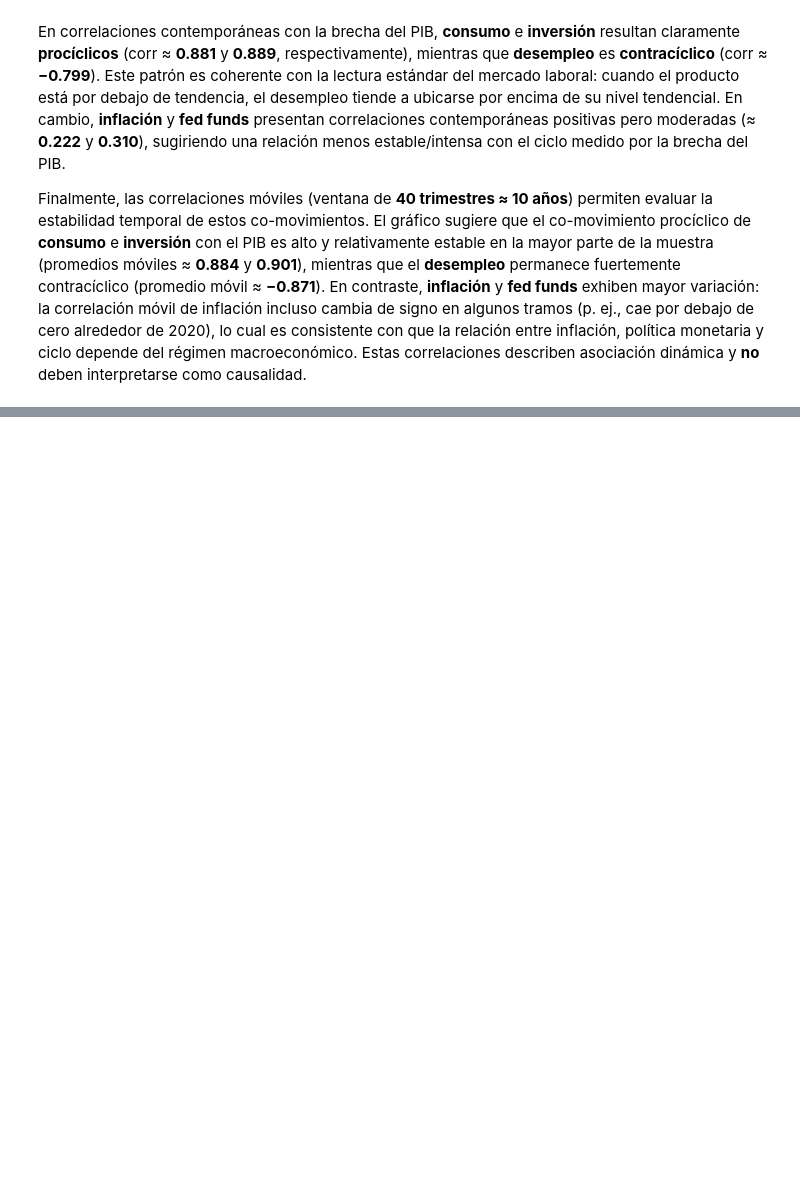
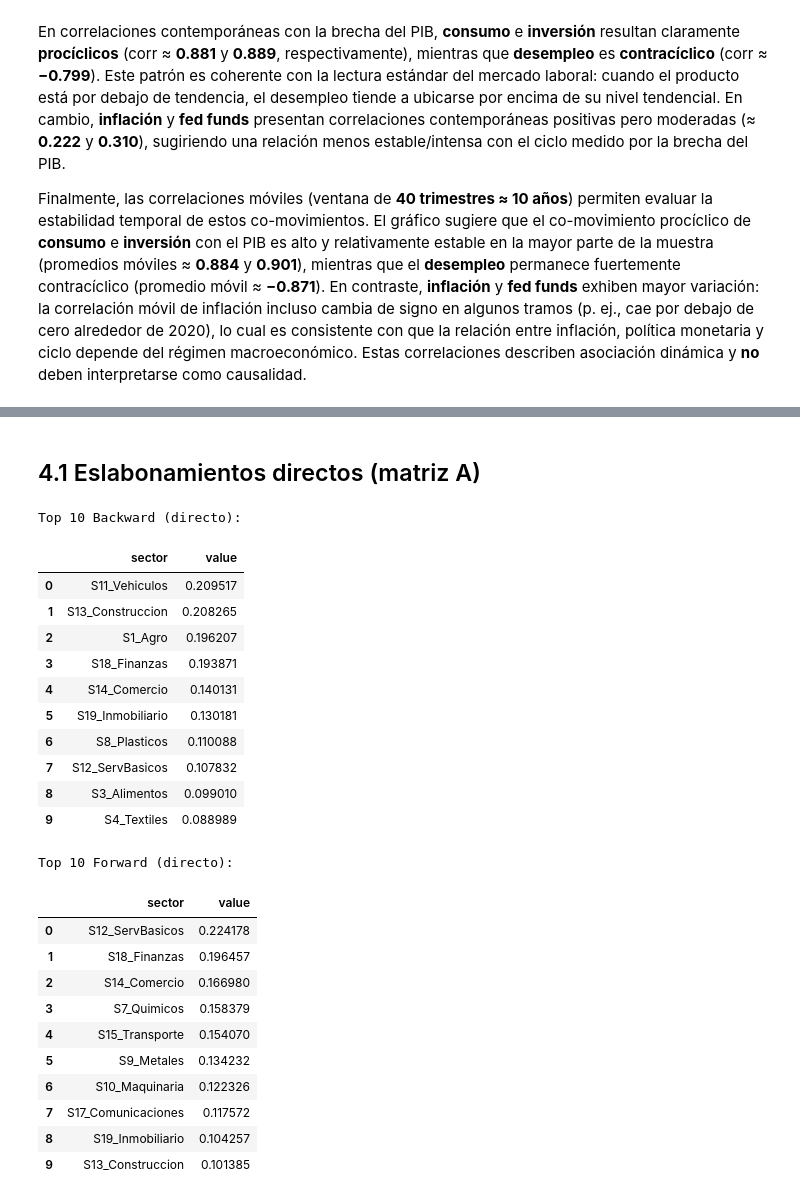
Before and after one commit to Tupxz/ciclos_economicos, a Jupyter notebook: notebooks/Taller_1.ipynb, the cells around one changed output, grey strips where cells are left out. Cells and saved outputs as stored; diff of their text form; code cells hidden in the pictures; blank space fills up the shorter version.

```diff
--- a/notebooks/Taller_1.ipynb
+++ b/notebooks/Taller_1.ipynb
@@ -812,0 +817,24 @@ Finalmente, las correlaciones móviles (ventana de **40 trimestres ≈ 10 años*
+# %%
+import sys
+sys.path.insert(0, str(src_path))
+
+from io_tools import (load_io_matrix, technical_coefficients, leontief_inverse,
+                      backward_forward_direct, backward_forward_indirect, rank_linkages)
+
+# Cargar matriz insumo-producto
+io_path = DATA_RAW / "Matriz.xlsx"
+Z, x, sectors = load_io_matrix(io_path)
+n = len(sectors)
+
+# Construir matrices de coeficientes técnicos y Leontief
+A = technical_coefficients(Z, x)
+L = leontief_inverse(A)
+I = np.eye(n)
+
+print(f"Matriz Z cargada: {Z.shape}")
+print(f"Vector x: {x.shape}")
+print(f"Matriz A (coeficientes técnicos): {A.shape}")
+print(f"Matriz L (inversa Leontief): {L.shape}")
+print(f"\nSectores: {n}")
+print(f"Primeros 5: {sectors[:5]}")
+print(f"Últimos 5: {sectors[-5:]}")
@@ -812,0 +850,40 @@ Finalmente, las correlaciones móviles (ventana de **40 trimestres ≈ 10 años*
+# %% [markdown]
+## 4.1 Eslabonamientos directos (matriz A)
+# %%
+# Eslabonamientos directos
+back_d, forw_d = backward_forward_direct(A)
+
+# Rankings
+rank_back_d = rank_linkages(back_d, sectors, top=10)
+rank_forw_d = rank_linkages(forw_d, sectors, top=10)
+
+print("Top 10 Backward (directo):")
+display(rank_back_d)
+
+print("\nTop 10 Forward (directo):")
+display(rank_forw_d)
+# %% [output]
+Top 10 Backward (directo):
+|  | sector | value |
+| 0 | S11_Vehiculos | 0.209517 |
+| 1 | S13_Construccion | 0.208265 |
+| 2 | S1_Agro | 0.196207 |
+| 3 | S18_Finanzas | 0.193871 |
+| 4 | S14_Comercio | 0.140131 |
+| 5 | S19_Inmobiliario | 0.130181 |
+| 6 | S8_Plasticos | 0.110088 |
+| 7 | S12_ServBasicos | 0.107832 |
+| 8 | S3_Alimentos | 0.099010 |
+| 9 | S4_Textiles | 0.088989 |
+Top 10 Forward (directo):
+|  | sector | value |
+| 0 | S12_ServBasicos | 0.224178 |
+| 1 | S18_Finanzas | 0.196457 |
+| 2 | S14_Comercio | 0.166980 |
+| 3 | S7_Quimicos | 0.158379 |
+| 4 | S15_Transporte | 0.154070 |
+| 5 | S9_Metales | 0.134232 |
+| 6 | S10_Maquinaria | 0.122326 |
+| 7 | S17_Comunicaciones | 0.117572 |
+| 8 | S19_Inmobiliario | 0.104257 |
+| 9 | S13_Construccion | 0.101385 |
```
Also changed, not shown: parts of 8 cells of this notebook, 7 other files.
